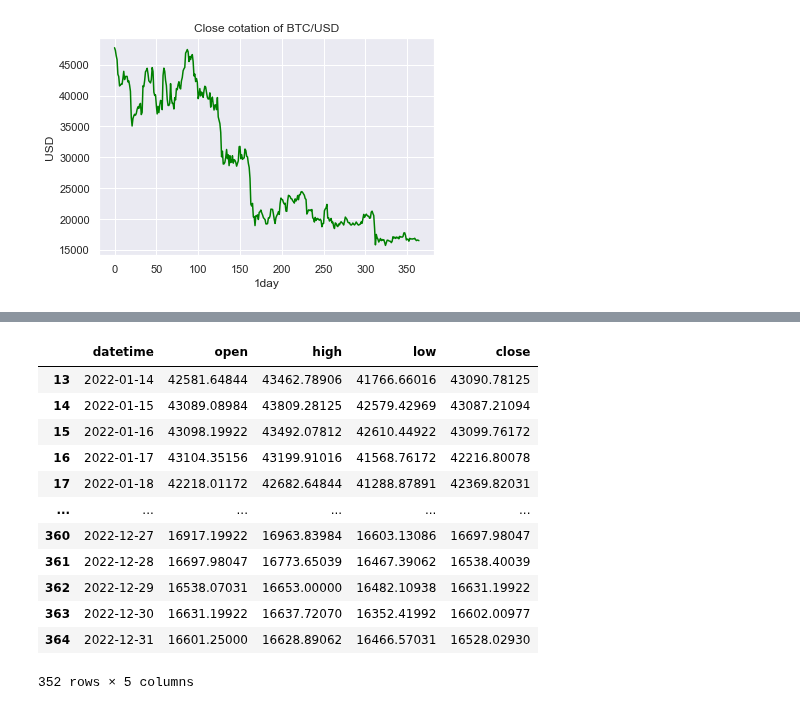
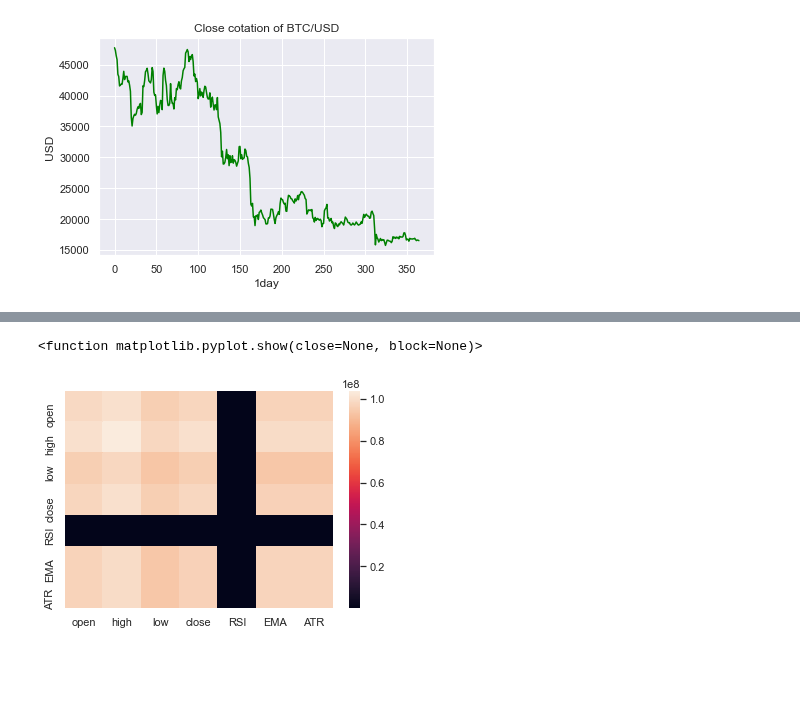
Before and after one commit to MohamedKeteb/Crypto_project, a Jupyter notebook: Bitcoin_pred.ipynb, the cells around one changed output, grey strips where cells are left out. Drawn from its saved outputs; the diff is of its cells as text; code cells hidden in the pictures; blank space fills up the shorter version.

Commit message:
finishing the indicators and begin the covariance

```diff
--- a/Bitcoin_pred.ipynb
+++ b/Bitcoin_pred.ipynb
@@ -72,10 +68,0 @@ finance_visualize(data, symbol, interval)
-# %%
-import ta
-
-def add_indicators(data):
-
-    rsi_period = 14
-    RSI = ta.trend.ema_indicator(close = data['close'], window = rsi_period)
-    return RSI
-
-add_indicators(data)
@@ -97,32 +95,28 @@ import ta
 
 def add_indicators(data, period=14):
 
-    data = pd.DataFrame(data.loc[period-1:])
 
     ema = ta.trend.ema_indicator(close = data['close'], window = period).dropna()
     rsi = ta.momentum.rsi(close=data['close'], window=period).dropna()
+    atr = ta.volatility.AverageTrueRange(close=data['close'],high=data['high'], low=data['low'], window=period).average_true_range()
+    atr = atr[atr>0]
 
-    atr = ta.volatility.AverageTrueRange(close=data['close'],high=data['high'], low=data['low'], window=period)
+    data = pd.DataFrame(data.loc[period-1:])
 
-    data['rsi'] = rsi
-    data['ema'] = ema
-    data = data.reset_index().drop('index', axis = 1)
+    data['RSI'] = rsi
+    data['EMA'] = ema
+    data['ATR'] = ema
 
-    return data
 
-add_indicators(data)
-data
+    return data.reset_index().drop('index', axis=1)
+
+
+
+final_data = add_indicators(data)
-# %% [output]
-|  | datetime | open | high | low | close |
-| 13 | 2022-01-14 | 42581.64844 | 43462.78906 | 41766.66016 | 43090.78125 |
-| 14 | 2022-01-15 | 43089.08984 | 43809.28125 | 42579.42969 | 43087.21094 |
-| 15 | 2022-01-16 | 43098.19922 | 43492.07812 | 42610.44922 | 43099.76172 |
-| 16 | 2022-01-17 | 43104.35156 | 43199.91016 | 41568.76172 | 42216.80078 |
-| 17 | 2022-01-18 | 42218.01172 | 42682.64844 | 41288.87891 | 42369.82031 |
-| ... | ... | ... | ... | ... | ... |
-| 360 | 2022-12-27 | 16917.19922 | 16963.83984 | 16603.13086 | 16697.98047 |
-| 361 | 2022-12-28 | 16697.98047 | 16773.65039 | 16467.39062 | 16538.40039 |
-| 362 | 2022-12-29 | 16538.07031 | 16653.00000 | 16482.10938 | 16631.19922 |
-| 363 | 2022-12-30 | 16631.19922 | 16637.72070 | 16352.41992 | 16602.00977 |
-| 364 | 2022-12-31 | 16601.25000 | 16628.89062 | 16466.57031 | 16528.02930 |
-352 rows × 5 columns
+# %%
+cov_matrix = final_data.drop('datetime', axis=1).cov()
+sns.heatmap(cov_matrix)
+plt.show
+# %% [output]
+<function matplotlib.pyplot.show(close=None, block=None)>
+[figure, added]
```
Also changed, not shown: parts of 4 cells of this notebook, 1 other file.
